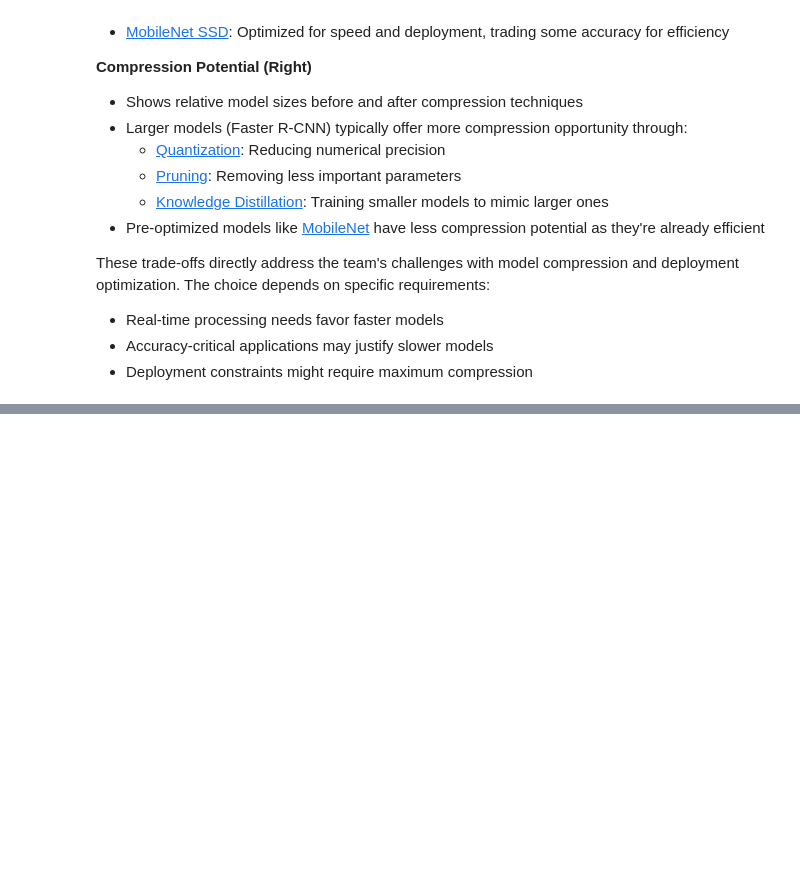
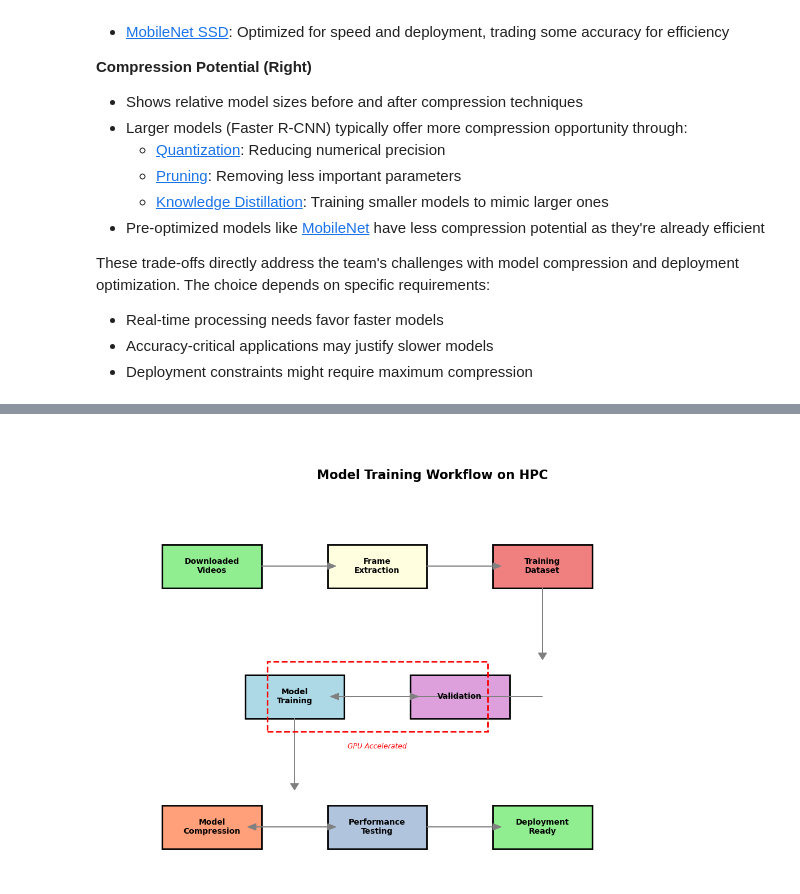
Before and after one commit to iTrauco/data-science-sad, a Jupyter notebook: notebooks/Traffic Vision Multi-Object Tracking - System Analysis and Design Proposal.ipynb, the cells around one changed output, grey strips where cells are left out. Saved outputs shown, nothing was run; the diff lists cells and outputs as text; code cells hidden in the pictures; blank space fills up the shorter version.

```diff
--- a/notebooks/Traffic Vision Multi-Object Tracking - System Analysis and Design Proposal.ipynb
+++ b/notebooks/Traffic Vision Multi-Object Tracking - System Analysis and Design Proposal.ipynb
@@ -511,0 +553,72 @@ These trade-offs directly address the team's challenges with model compression a
+# %%
+import matplotlib.pyplot as plt
+import matplotlib.patches as patches
+import matplotlib.lines as mlines
+
+# training workflow diagram
+fig, ax = plt.subplots(figsize=(12, 8))
+ax.set_xlim(0, 12)
+ax.set_ylim(0, 10)
+ax.axis('off')
+
+# workflow stages
+stages = [
+    # top row - data prep
+    (2, 7, 1.8, 1, 'Downloaded\nVideos', 'lightgreen'),
+    (5, 7, 1.8, 1, 'Frame\nExtraction', 'lightyellow'),
+    (8, 7, 1.8, 1, 'Training\nDataset', 'lightcoral'),
+
+    # middle row - training
+    (3.5, 4, 1.8, 1, 'Model\nTraining', 'lightblue'),
+    (6.5, 4, 1.8, 1, 'Validation', 'plum'),
+
+    # bottom row - optimization
+    (2, 1, 1.8, 1, 'Model\nCompression', 'lightsalmon'),
+    (5, 1, 1.8, 1, 'Performance\nTesting', 'lightsteelblue'),
+    (8, 1, 1.8, 1, 'Deployment\nReady', 'lightgreen')
+]
+
+# draw boxes
+for x, y, w, h, label, color in stages:
+    rect = patches.Rectangle((x-w/2, y-h/2), w, h,
+                           facecolor=color, edgecolor='black', linewidth=2)
+    ax.add_patch(rect)
+    ax.text(x, y, label, ha='center', va='center', fontsize=10, fontweight='bold')
+
+# arrows
+arrows = [
+    # data prep flow
+    (2.9, 7, 1.2, 0),
+    (5.9, 7, 1.2, 0),
+    # to training
+    (8, 6.5, 0, -1.5),
+    (8, 4, -3.7, 0),
+    # training flow
+    (4.4, 4, 1.2, 0),
+    # to optimization
+    (3.5, 3.5, 0, -1.5),
+    (3.5, 1, -0.7, 0),
+    # optimization flow
+    (2.9, 1, 1.2, 0),
+    (5.9, 1, 1.2, 0)
+]
+
+for x, y, dx, dy in arrows:
+    ax.arrow(x, y, dx, dy, head_width=0.15, head_length=0.15,
+            fc='gray', ec='gray')
+
+# gpu annotation
+gpu_box = patches.Rectangle((3, 3.2), 4, 1.6, fill=False,
+                          edgecolor='red', linewidth=2, linestyle='--')
+ax.add_patch(gpu_box)
+ax.text(5, 2.8, 'GPU Accelerated', ha='center', fontsize=9,
+        style='italic', color='red')
+
+# title
+ax.text(6, 9, 'Model Training Workflow on HPC',
+        ha='center', fontsize=16, fontweight='bold')
+
+plt.tight_layout()
+plt.show()
+# %% [output]
+[figure, added]
```
Also changed, not shown: parts of 3 cells of this notebook.
